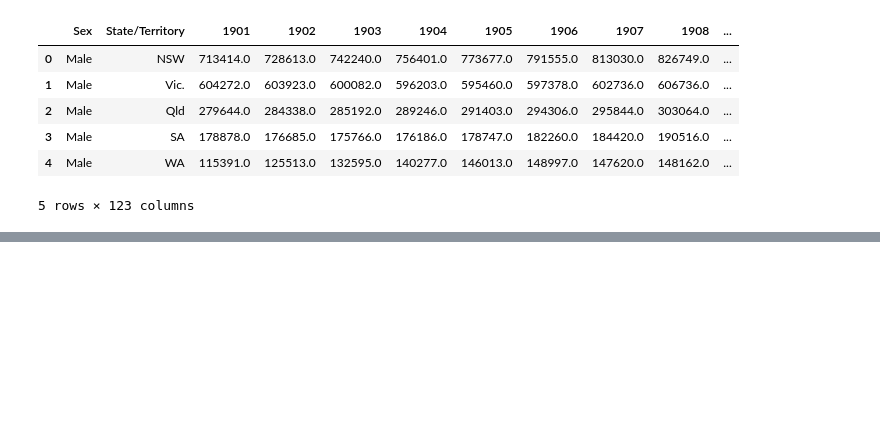
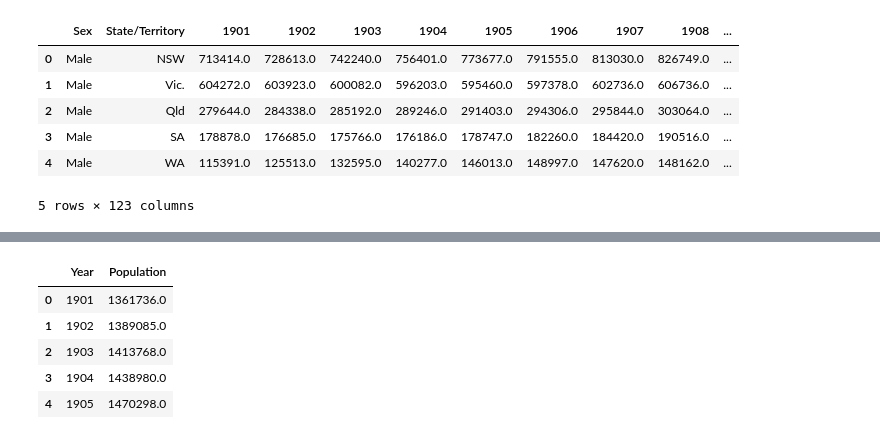
Before and after one commit to UNSW-ZZSC9020-H52024/Group5, a Jupyter notebook: src/EDA_Eugene.ipynb, the cells around one changed output, grey strips where cells are left out. Saved outputs shown, nothing was run; the diff lists cells and outputs as text; code cells hidden in the pictures; blank space fills up the shorter version.

```diff
--- a/src/EDA_Eugene.ipynb
+++ b/src/EDA_Eugene.ipynb
@@ -263,0 +291,12 @@ df_pop.head()
+# %%
+df_pop.columns = ["Population"]
+df_pop.index.name = "Year"
+df_pop = df_pop.reset_index()
+df_pop.head()
+# %% [output]
+|  | Year | Population |
+| 0 | 1901 | 1361736.0 |
+| 1 | 1902 | 1389085.0 |
+| 2 | 1903 | 1413768.0 |
+| 3 | 1904 | 1438980.0 |
+| 4 | 1905 | 1470298.0 |
```
Also changed, not shown: parts of 8 cells of this notebook.
